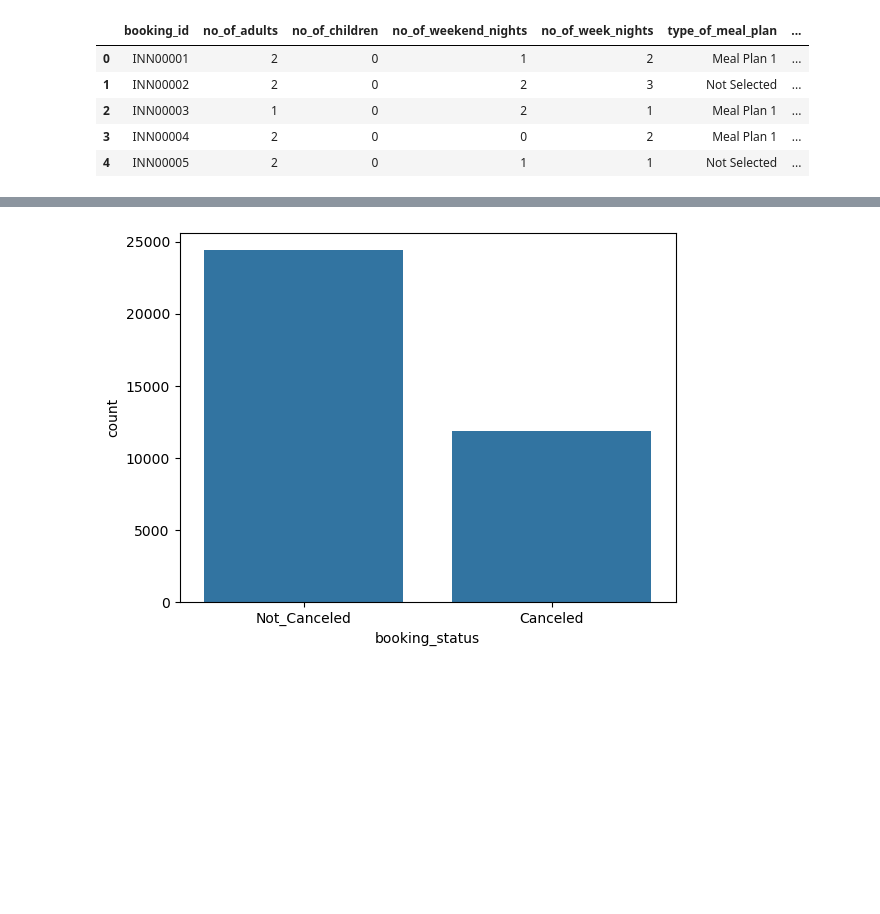
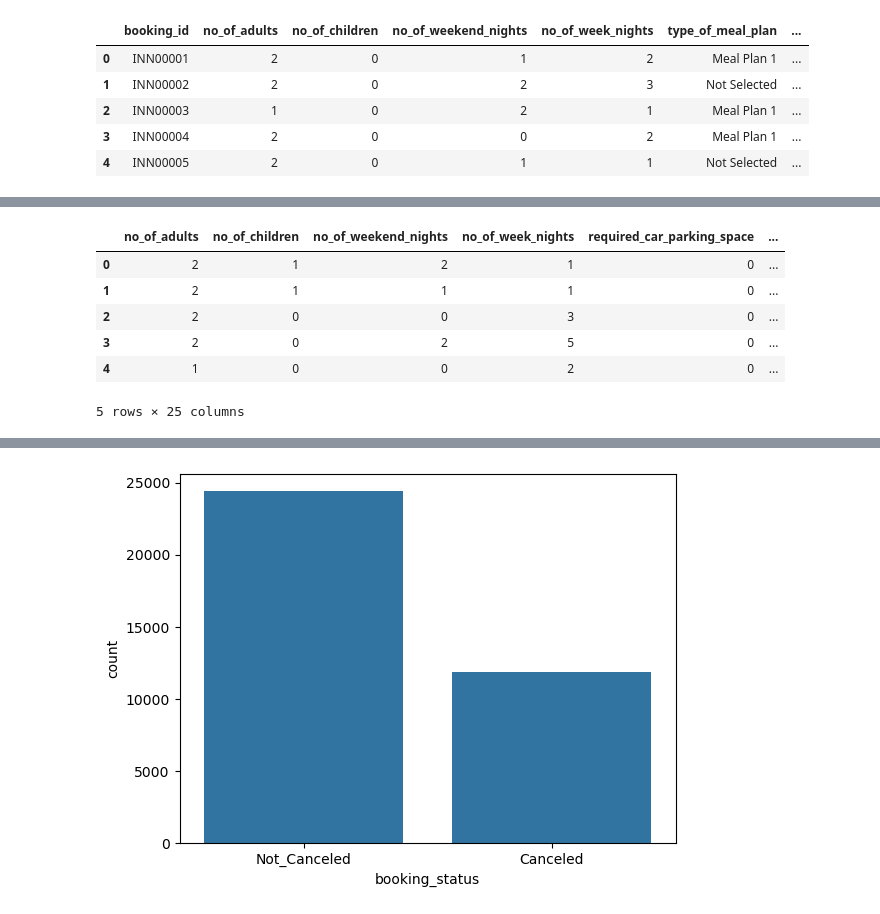
Before and after one commit to praghi/ML-End-to-End-HotelBookingPrediction-Project, a Jupyter notebook: NotebookHBookingtest/hotelpredictionMLproject.ipynb, the cells around one changed output, grey strips where cells are left out. Cells and saved outputs as stored; diff of their text form; code cells hidden in the pictures; blank space fills up the shorter version.

```diff
--- a/NotebookHBookingtest/hotelpredictionMLproject.ipynb
+++ b/NotebookHBookingtest/hotelpredictionMLproject.ipynb
@@ -38,0 +50,13 @@ First few rows of the dataset:
+# %%
+#Just for testing only to know the required columns
+
+df_train = pd.read_csv(r'D:\Python\Eron Learning\ML Projects\ML-End-to-End-HotelBookingPrediction-Project\data\features\train_features.csv')
+df_train.head(5)
+# %% [output]
+|  | no_of_adults | no_of_children | no_of_weekend_nights | no_of_week_nights | required_car_parking_space | ... |
+| 0 | 2 | 1 | 2 | 1 | 0 | ... |
+| 1 | 2 | 1 | 1 | 1 | 0 | ... |
+| 2 | 2 | 0 | 0 | 3 | 0 | ... |
+| 3 | 2 | 0 | 2 | 5 | 0 | ... |
+| 4 | 1 | 0 | 0 | 2 | 0 | ... |
+5 rows × 25 columns
```
Also changed, not shown: parts of 14 cells of this notebook, 13 other files.
